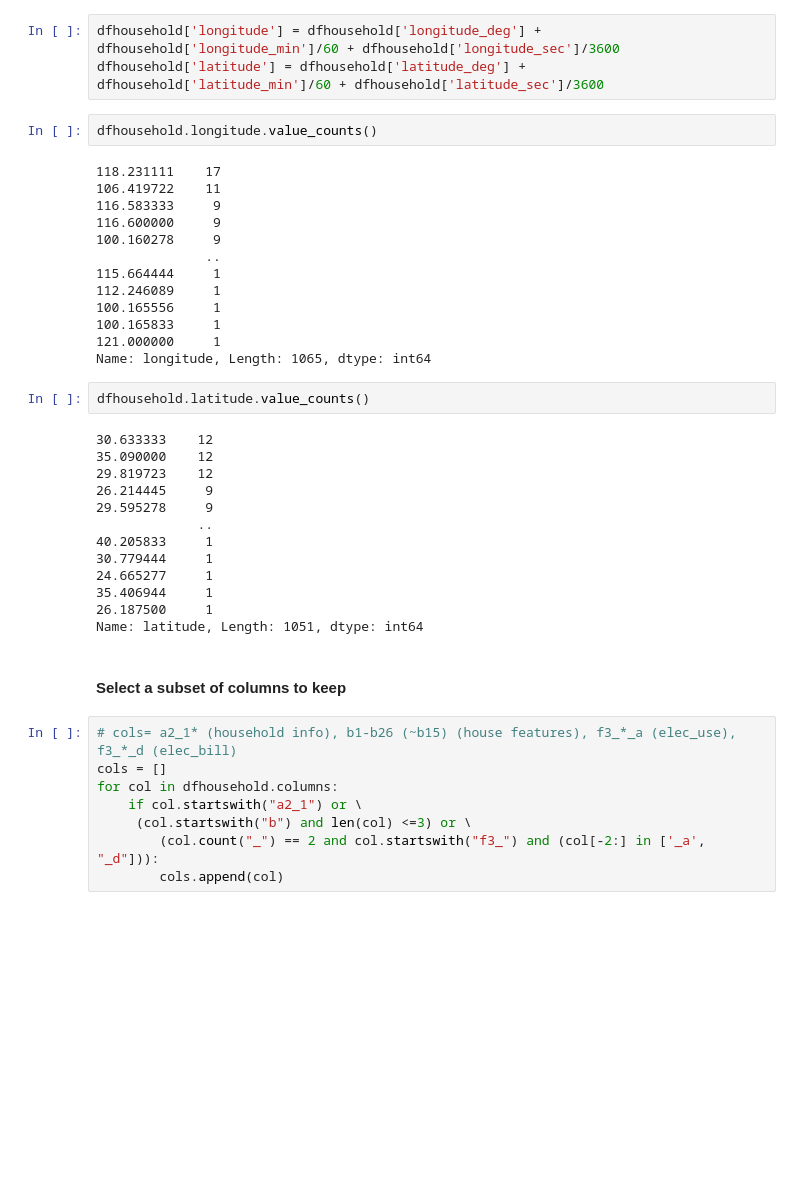
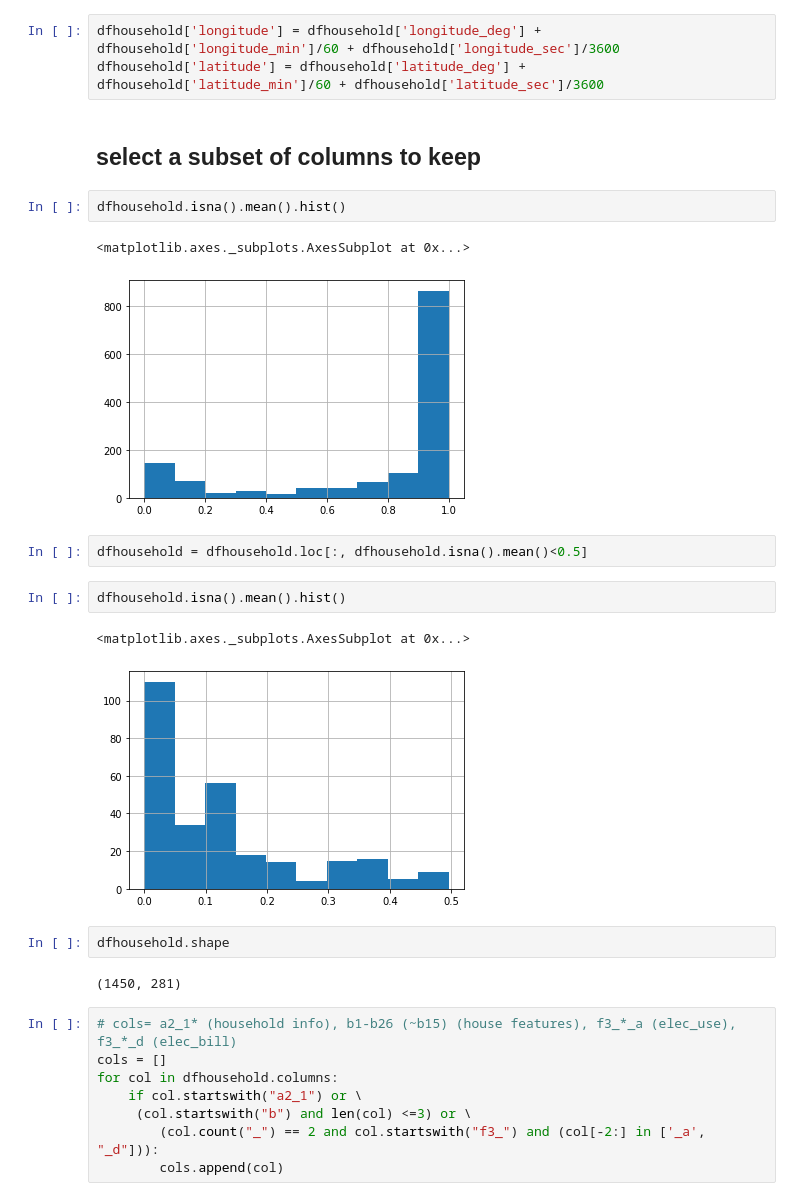
Before and after one commit to JK558/Land-Cover-UHI-Energy-Use, a Jupyter notebook: Land-Cover-UHI-Energy-Use.ipynb, the cells around one changed output. Drawn from its saved outputs; the diff is of its cells as text; blank space fills up the shorter version.

```diff
--- a/Land-Cover-UHI-Energy-Use.ipynb
+++ b/Land-Cover-UHI-Energy-Use.ipynb
@@ -160,38 +139,24 @@ dfhousehold.latitude_sec.fillna(0, inplace=True)
 # %%
 dfhousehold['longitude'] = dfhousehold['longitude_deg'] + dfhousehold['longitude_min']/60 + dfhousehold['longitude_sec']/3600
 dfhousehold['latitude'] = dfhousehold['latitude_deg'] + dfhousehold['latitude_min']/60 + dfhousehold['latitude_sec']/3600
-# %%
-dfhousehold.longitude.value_counts()
-# %% [output]
-118.231111    17
-106.419722    11
-116.583333     9
-116.600000     9
-100.160278     9
-              ..
-115.664444     1
-112.246089     1
-100.165556     1
-100.165833     1
-121.000000     1
-Name: longitude, Length: 1065, dtype: int64
-# %%
-dfhousehold.latitude.value_counts()
-# %% [output]
-30.633333    12
-35.090000    12
-29.819723    12
-26.214445     9
-29.595278     9
-             ..
-40.205833     1
-30.779444     1
-24.665277     1
-35.406944     1
-26.187500     1
-Name: latitude, Length: 1051, dtype: int64
 # %% [markdown]
-#### Select a subset of columns to keep
+## select a subset of columns to keep
+# %%
+dfhousehold.isna().mean().hist()
+# %% [output]
+<matplotlib.axes._subplots.AxesSubplot at 0x...>
+[figure, added]
+# %%
+dfhousehold = dfhousehold.loc[:, dfhousehold.isna().mean()<0.5]
+# %%
+dfhousehold.isna().mean().hist()
+# %% [output]
+<matplotlib.axes._subplots.AxesSubplot at 0x...>
+[figure, added]
+# %%
+dfhousehold.shape
+# %% [output]
+(1450, 281)
 # %%
 # cols= a2_1* (household info), b1-b26 (~b15) (house features), f3_*_a (elec_use), f3_*_d (elec_bill)
 cols = []
```
Also changed, not shown: parts of 130 cells of this notebook.
